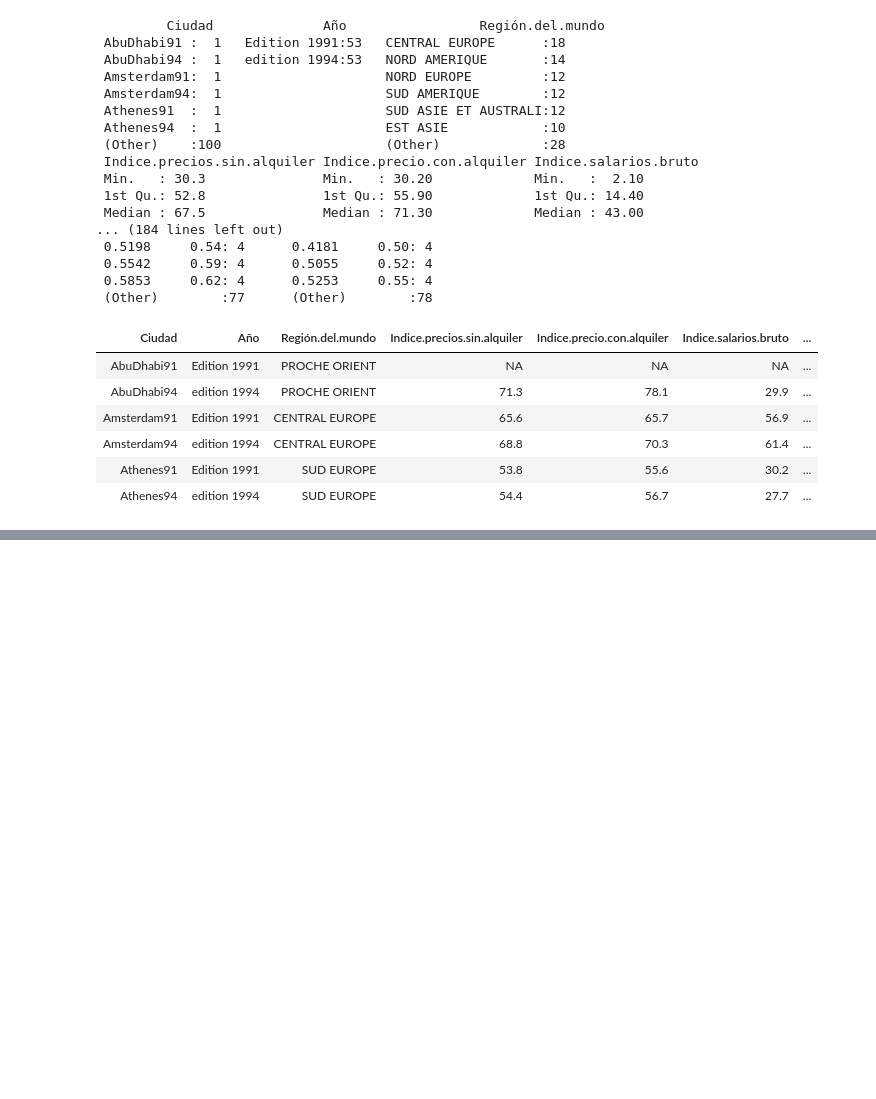
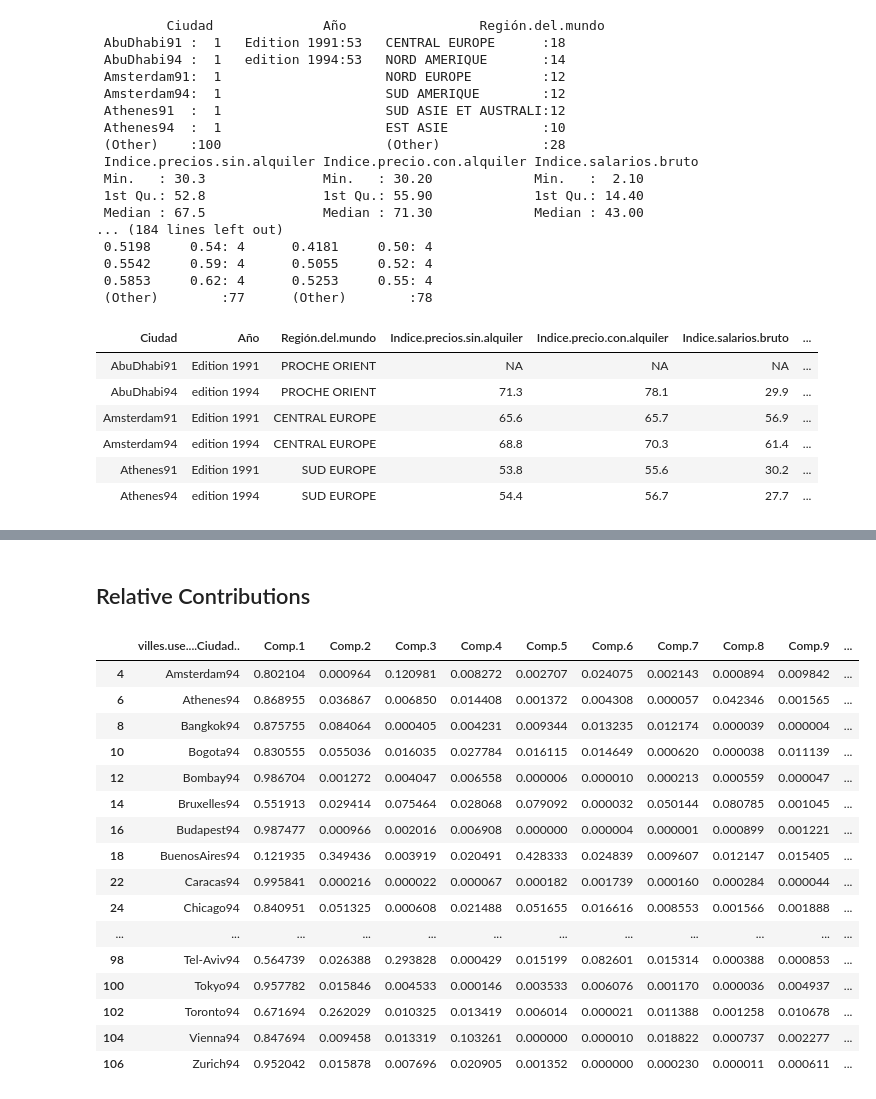
Before and after one commit to garciparedes/r-examples, a Jupyter notebook: notebooks/villes-analysis.ipynb, the cells around one changed output, grey strips where cells are left out. Cells and saved outputs as stored; diff of their text form; code cells hidden in the pictures; blank space fills up the shorter version.

```diff
--- a/notebooks/villes-analysis.ipynb
+++ b/notebooks/villes-analysis.ipynb
@@ -113,3 +169,27 @@ Standard deviations:
+# %% [markdown]
+## Relative Contributions
+# %%
+
+villes.use.pca.ctr.rel <- ((villes.use.pca$scores) ^ 2 / (rowSums(villes.use.pca$scores ^ 2)))
+data.frame(villes.use[, "Ciudad"], round(villes.use.pca.ctr.rel, digits = 6))
+# %% [output]
+|  | villes.use....Ciudad.. | Comp.1 | Comp.2 | Comp.3 | Comp.4 | Comp.5 | Comp.6 | Comp.7 | Comp.8 | Comp.9 | ... |
+| 4 | Amsterdam94 | 0.802104 | 0.000964 | 0.120981 | 0.008272 | 0.002707 | 0.024075 | 0.002143 | 0.000894 | 0.009842 | ... |
+| 6 | Athenes94 | 0.868955 | 0.036867 | 0.006850 | 0.014408 | 0.001372 | 0.004308 | 0.000057 | 0.042346 | 0.001565 | ... |
+| 8 | Bangkok94 | 0.875755 | 0.084064 | 0.000405 | 0.004231 | 0.009344 | 0.013235 | 0.012174 | 0.000039 | 0.000004 | ... |
+| 10 | Bogota94 | 0.830555 | 0.055036 | 0.016035 | 0.027784 | 0.016115 | 0.014649 | 0.000620 | 0.000038 | 0.011139 | ... |
+| 12 | Bombay94 | 0.986704 | 0.001272 | 0.004047 | 0.006558 | 0.000006 | 0.000010 | 0.000213 | 0.000559 | 0.000047 | ... |
+| 14 | Bruxelles94 | 0.551913 | 0.029414 | 0.075464 | 0.028068 | 0.079092 | 0.000032 | 0.050144 | 0.080785 | 0.001045 | ... |
+| 16 | Budapest94 | 0.987477 | 0.000966 | 0.002016 | 0.006908 | 0.000000 | 0.000004 | 0.000001 | 0.000899 | 0.001221 | ... |
+| 18 | BuenosAires94 | 0.121935 | 0.349436 | 0.003919 | 0.020491 | 0.428333 | 0.024839 | 0.009607 | 0.012147 | 0.015405 | ... |
+| 22 | Caracas94 | 0.995841 | 0.000216 | 0.000022 | 0.000067 | 0.000182 | 0.001739 | 0.000160 | 0.000284 | 0.000044 | ... |
+| 24 | Chicago94 | 0.840951 | 0.051325 | 0.000608 | 0.021488 | 0.051655 | 0.016616 | 0.008553 | 0.001566 | 0.001888 | ... |
+| ... | ... | ... | ... | ... | ... | ... | ... | ... | ... | ... | ... |
+| 98 | Tel-Aviv94 | 0.564739 | 0.026388 | 0.293828 | 0.000429 | 0.015199 | 0.082601 | 0.015314 | 0.000388 | 0.000853 | ... |
+| 100 | Tokyo94 | 0.957782 | 0.015846 | 0.004533 | 0.000146 | 0.003533 | 0.006076 | 0.001170 | 0.000036 | 0.004937 | ... |
+| 102 | Toronto94 | 0.671694 | 0.262029 | 0.010325 | 0.013419 | 0.006014 | 0.000021 | 0.011388 | 0.001258 | 0.010678 | ... |
+| 104 | Vienna94 | 0.847694 | 0.009458 | 0.013319 | 0.103261 | 0.000000 | 0.000010 | 0.018822 | 0.000737 | 0.002277 | ... |
+| 106 | Zurich94 | 0.952042 | 0.015878 | 0.007696 | 0.020905 | 0.001352 | 0.000000 | 0.000230 | 0.000011 | 0.000611 | ... |
 # %%
 plot(villes.use.pca)
 # %% [output]
```
Also changed, not shown: parts of 13 cells of this notebook.
